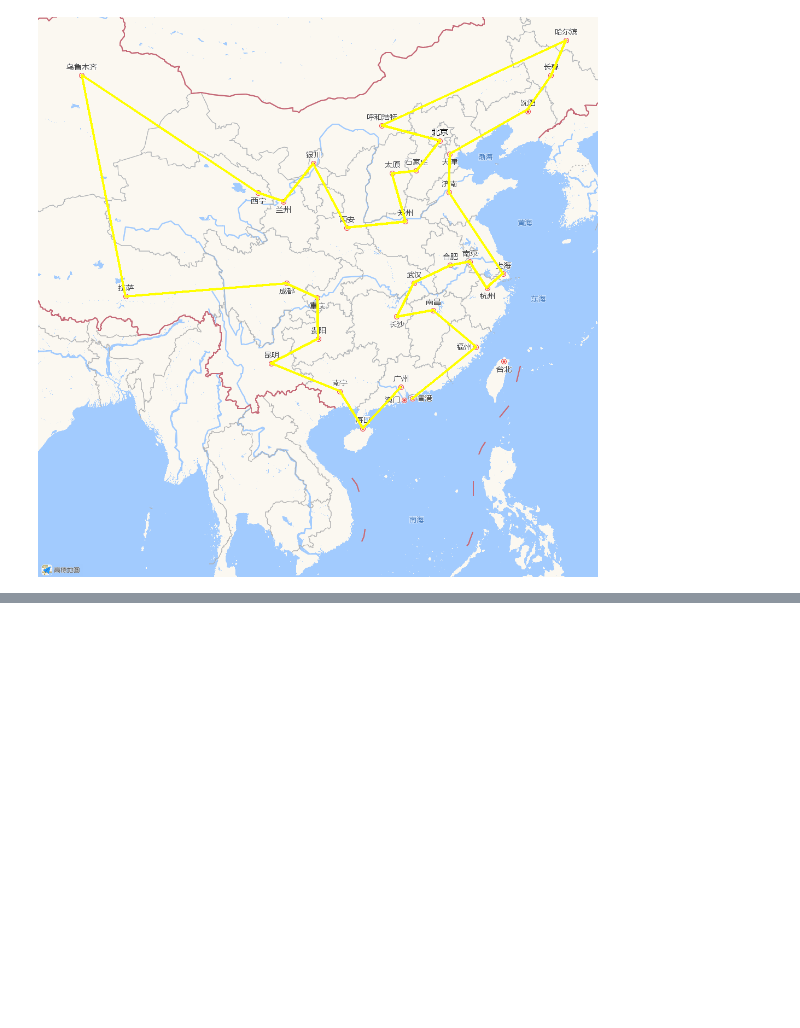
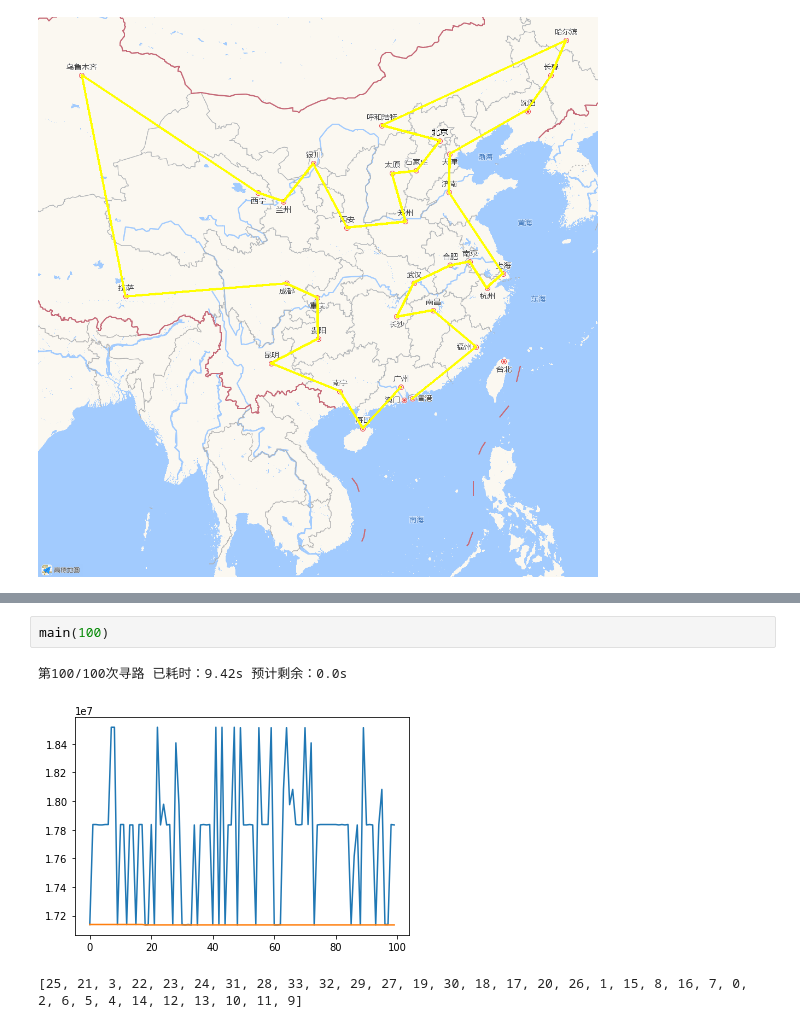
Before and after one commit to AriesXiaoS/ACAtoTSP, a Jupyter notebook: main.ipynb, the cells around one changed output, grey strips where cells are left out. Cells and saved outputs as stored; diff of their text form; blank space fills up the shorter version.

```diff
--- a/main.ipynb
+++ b/main.ipynb
@@ -494,0 +501,6 @@ drawMap(city_names,'final.png')
+# %%
+main(100)
+# %% [output]
+第100/100次寻路 已耗时：9.42s 预计剩余：0.0s
+[figure, added]
+[25, 21, 3, 22, 23, 24, 31, 28, 33, 32, 29, 27, 19, 30, 18, 17, 20, 26, 1, 15, 8, 16, 7, 0, 2, 6, 5, 4, 14, 12, 13, 10, 11, 9]
```
Also changed, not shown: parts of 2 cells of this notebook, 1 other file.
